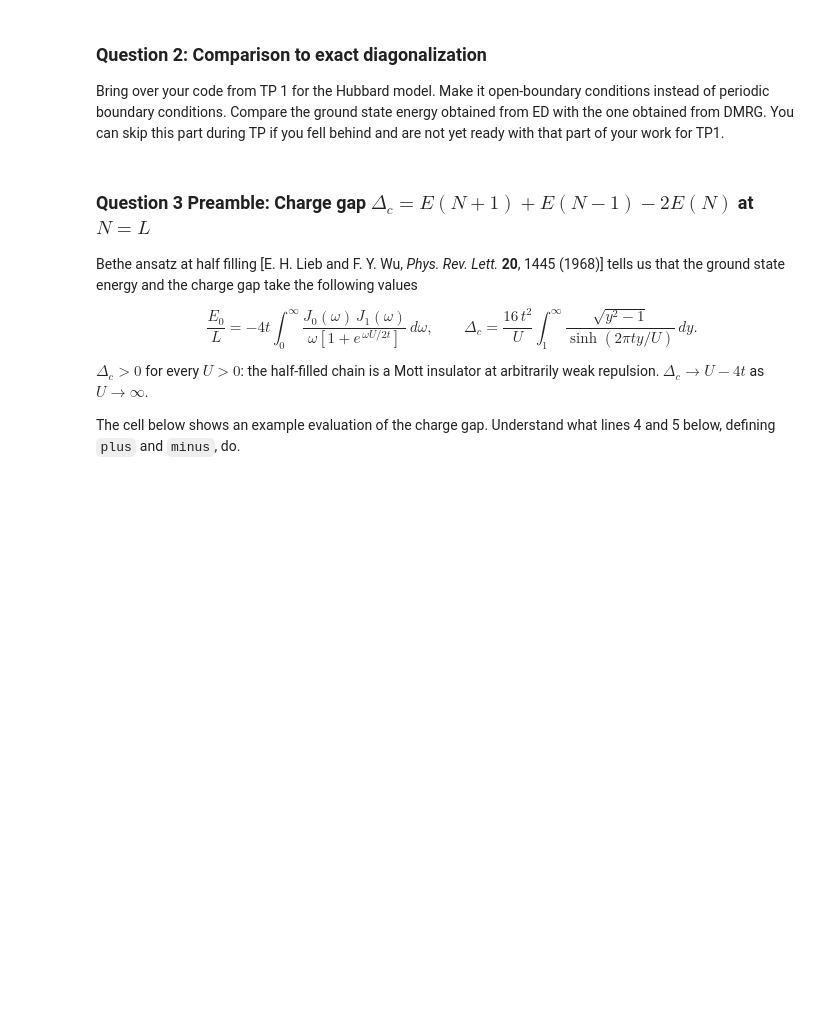
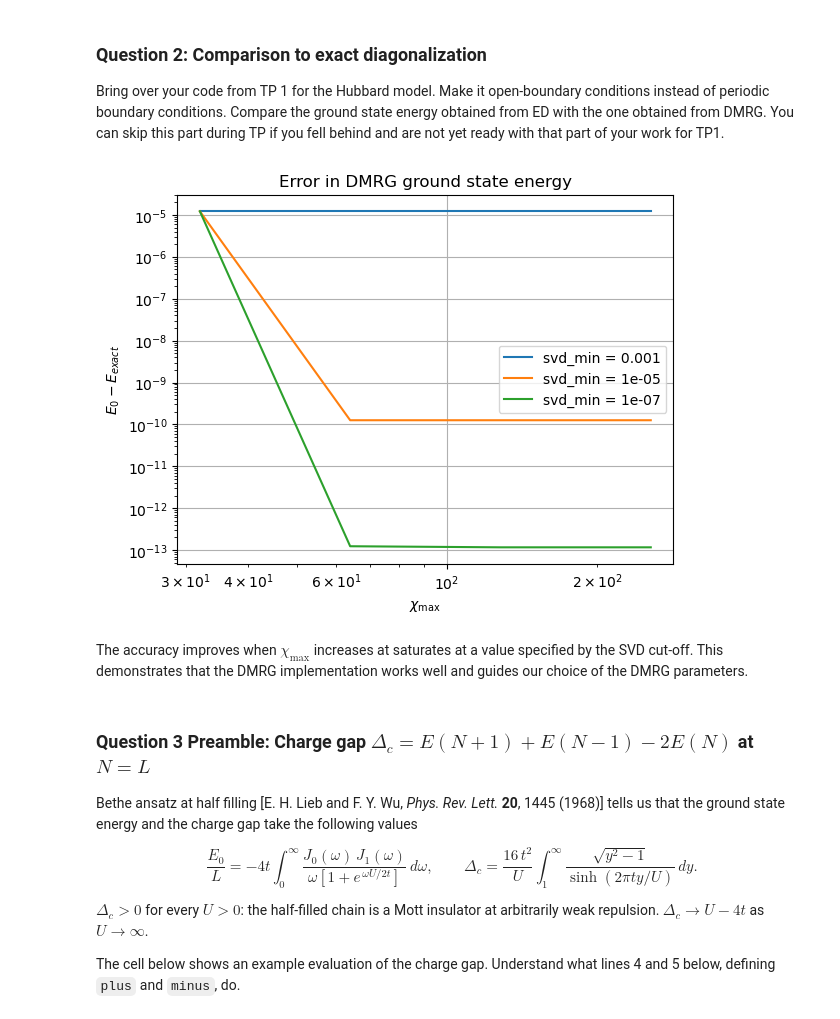
Before and after one commit to jan-chelmecki/Numerical-Methods-Quantum-M2, a Jupyter notebook: tp2_Jan_Chelmecki.ipynb, the cells around one changed output. Cells and saved outputs as stored; diff of their text form; code cells hidden in the pictures; blank space fills up the shorter version.

```diff
--- a/tp2_Jan_Chelmecki.ipynb
+++ b/tp2_Jan_Chelmecki.ipynb
@@ -707,3 +703,50 @@ Bring over your code from TP 1 for the Hubbard model. Make it open-boundary cond
+# %%
+from hubbard import hubbard_dense
+
+L, Nup, Ndn = 6, 3, 3
+"""
+Since we want to run ED, we are limited to a small system, which is not necessarily the best scenario to draw physical conclusions.
+However, since DMRG should be cheap for L=6, it is a great opportunity to benchmark the algorithm and to understand convergence.
+"""
+
+t, U = 1.0, 1.3
+
+H_dense = hubbard_dense(L,Nup,Ndn,t=t,U=U,boundary='open')
+eig_data = np.linalg.eig(H_dense)
+E0_exact = min(eig_data[0])
+
+svd_min_list = [1.e-3, 1.e-5, 1.e-7]
+chi_max_list = [32, 64, 128, 256]
+E0_list_list = []
+for svd_min in svd_min_list:
+    E0_list = []
+    for chi_max in chi_max_list:
+        dmrg_params = {'mixer': True, 'combine': True, 'max_E_err': 1.e-10,
+                    'trunc_params': {'chi_max': chi_max, 'svd_min': svd_min}}
+
+        initial_state = ['up'] * Nup + ['down'] * Ndn
+        E0, _ = hubbard_gs(L, U, initial_state, t, chi_max=chi_max)
+        E0_list.append(E0)
+    #end
+    E0_list_list.append(E0_list)
+#end
+clear_output()
+# %%
+for i in range(len(svd_min_list)):
+    plt.plot(chi_max_list, np.real(np.array(E0_list_list[i])-E0_exact), label="svd_min = "+str(svd_min_list[i]))
+#end
+plt.title("Error in DMRG ground state energy")
+plt.xlabel("$\chi_\max$")
+plt.ylabel("$E_0 - E_{exact}$")
+plt.xscale('log')
+plt.yscale('log')
+ax.set_xticks(chi_max_list)
+plt.legend()
+plt.grid()
+# %% [output]
+[figure, added]
+# %% [markdown]
+The accuracy improves when $\chi_{\max}$ increases at saturates at a value specified by the SVD cut-off. This demonstrates that the DMRG implementation works well and guides our choice of the DMRG parameters.
 # %% [markdown]
 ### Question 3 Preamble: Charge gap $\Delta_c = E(N{+}1) + E(N{-}1) - 2E(N)$ at $N = L$
 
```
Also changed, not shown: parts of 33 cells of this notebook, 2 other files.
